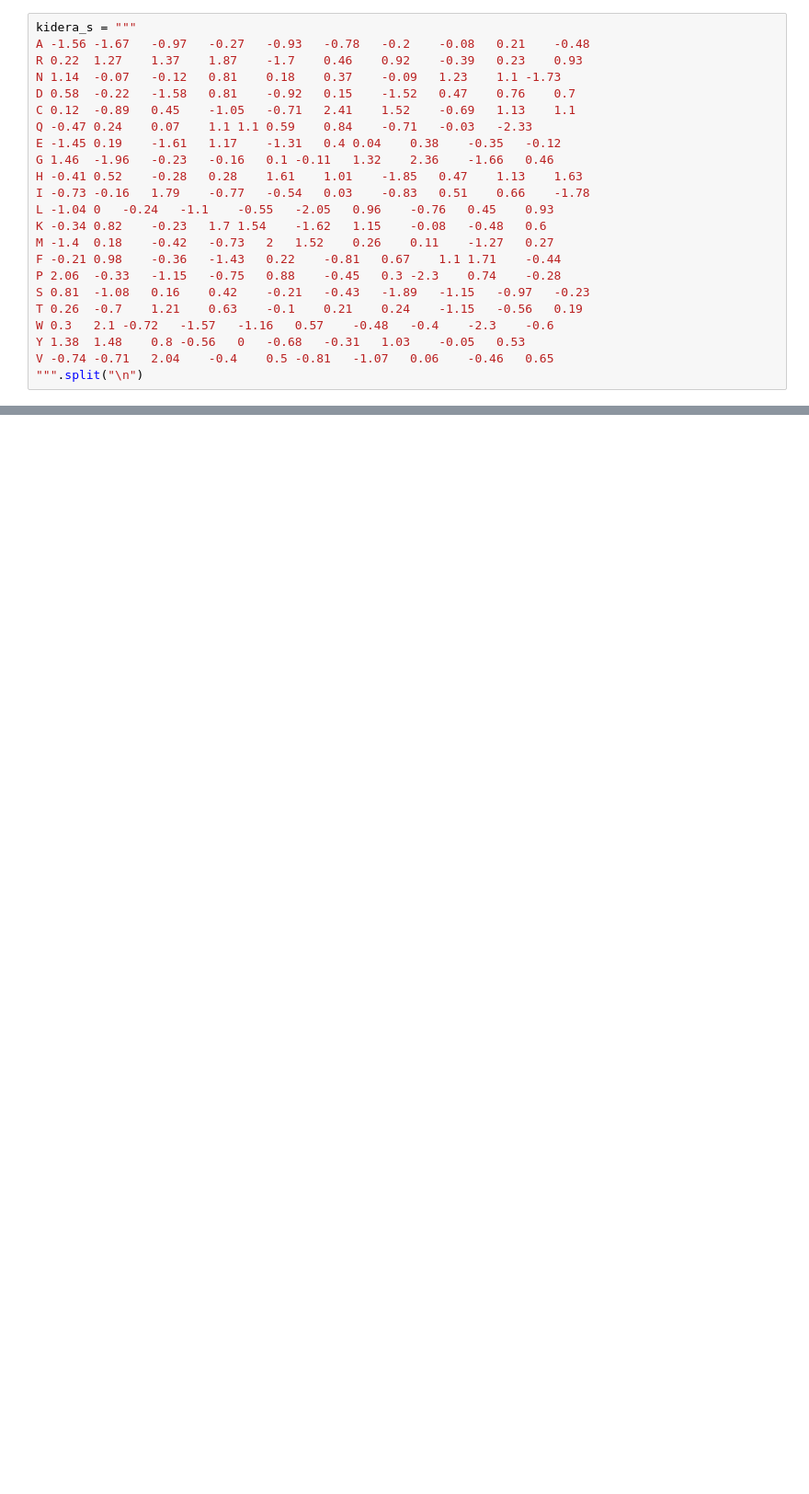
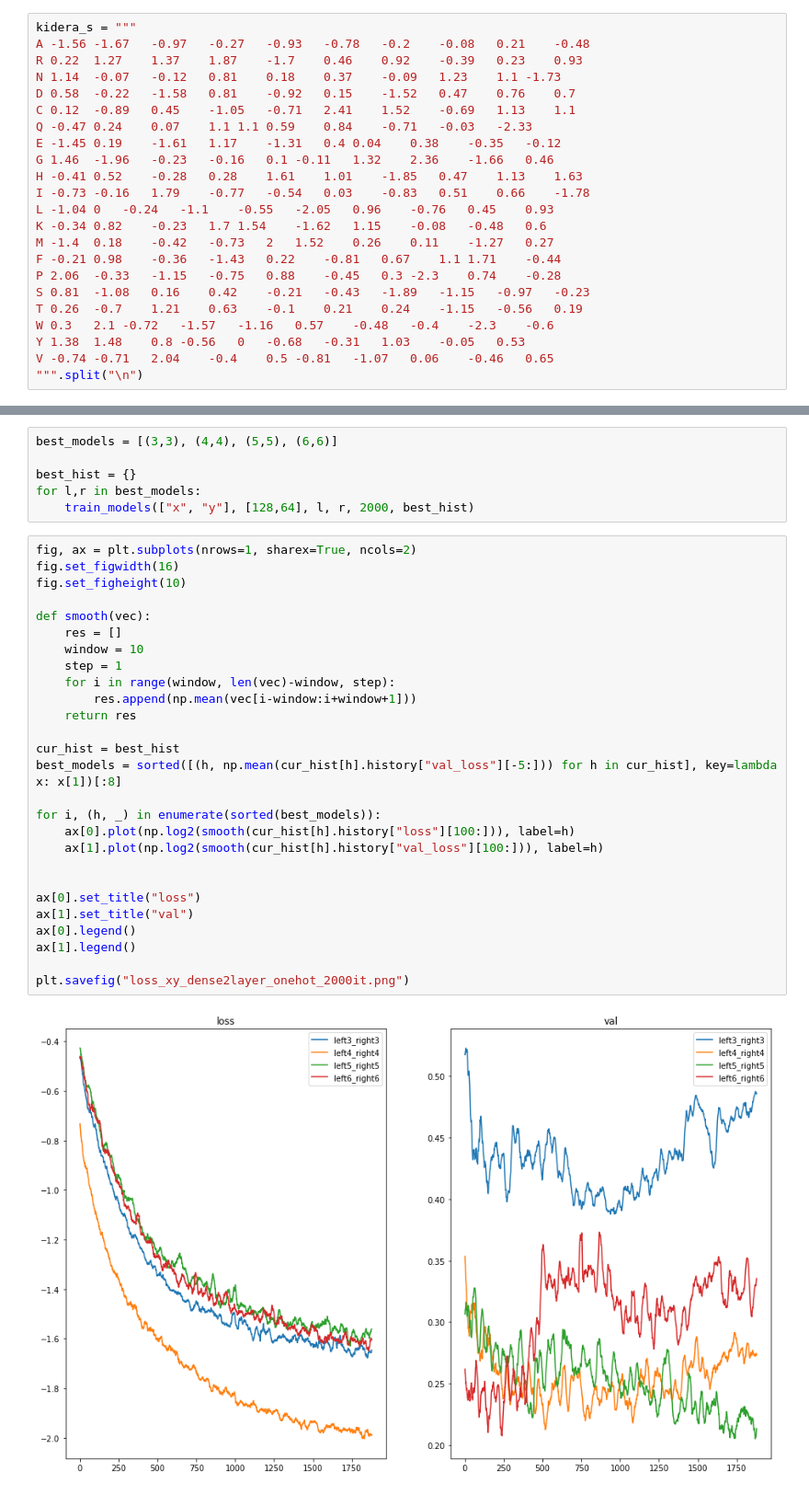
Before and after one commit to antigenomics/tcr-pmhc-study, a Jupyter notebook: loop_model/aa_predict.ipynb, the cells around one changed output, grey strips where cells are left out. Shown: that part at 92% size. Saved outputs shown, nothing was run; the diff lists cells and outputs as text; blank space fills up the shorter version.

```diff
--- a/loop_model/aa_predict.ipynb
+++ b/loop_model/aa_predict.ipynb
@@ -167,0 +568,35 @@ ax[1].legend()
+# %%
+best_models = [(3,3), (4,4), (5,5), (6,6)]
+
+best_hist = {}
+for l,r in best_models:
+    train_models(["x", "y"], [128,64], l, r, 2000, best_hist)
+# %%
+fig, ax = plt.subplots(nrows=1, sharex=True, ncols=2)
+fig.set_figwidth(16)
+fig.set_figheight(10)
+
+def smooth(vec):
+    res = []
+    window = 10
+    step = 1
+    for i in range(window, len(vec)-window, step):
+        res.append(np.mean(vec[i-window:i+window+1]))
+    return res
+
+cur_hist = best_hist
+best_models = sorted([(h, np.mean(cur_hist[h].history["val_loss"][-5:])) for h in cur_hist], key=lambda x: x[1])[:8]
+
+for i, (h, _) in enumerate(sorted(best_models)):
+    ax[0].plot(np.log2(smooth(cur_hist[h].history["loss"][100:])), label=h)
+    ax[1].plot(np.log2(smooth(cur_hist[h].history["val_loss"][100:])), label=h)
+
+
+ax[0].set_title("loss")
+ax[1].set_title("val")
+ax[0].legend()
+ax[1].legend()
+
+plt.savefig("loss_xy_dense2layer_onehot_2000it.png")
+# %% [output]
+[figure, added]
```
Also changed, not shown: parts of 29 cells of this notebook, 46 other files.
